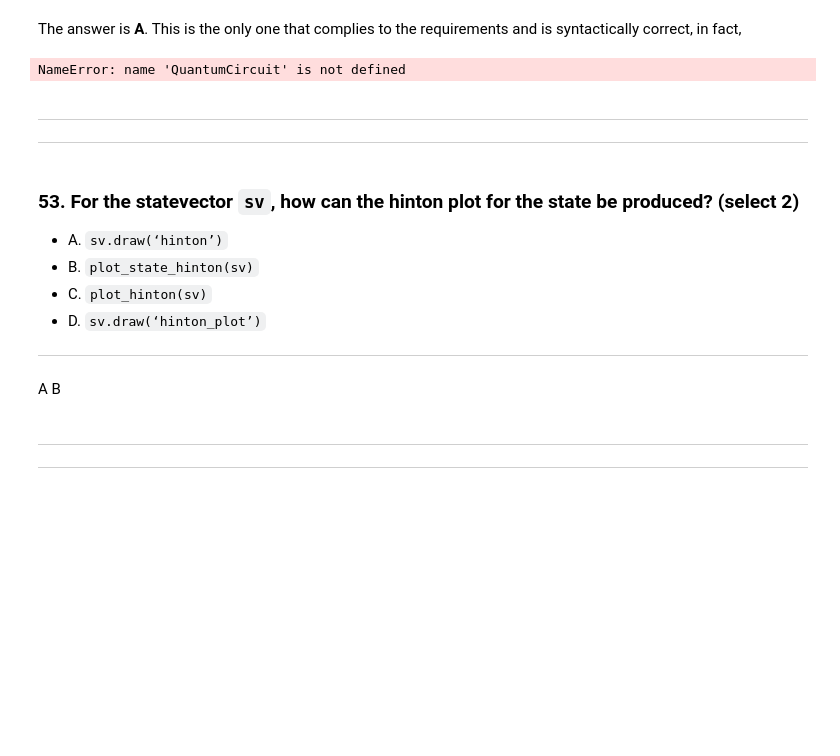
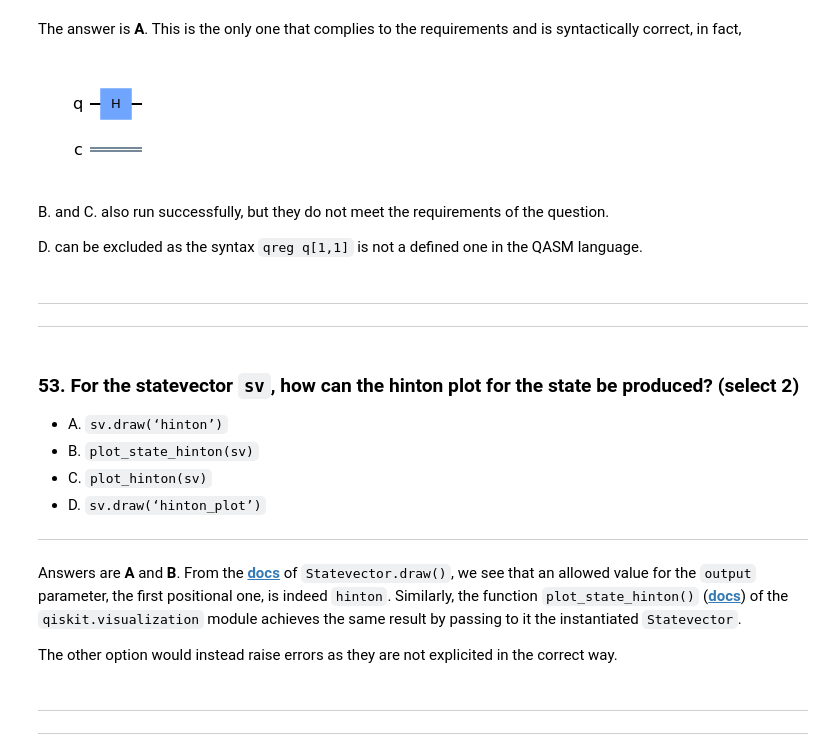
Before and after one commit to salvatorezam/ibm-quantum-developer-certification, a Jupyter notebook: sample_questions/sample_test/sample_test.ipynb, the cells around one changed output. Saved outputs shown, nothing was run; the diff lists cells and outputs as text; code cells hidden in the pictures; blank space fills up the shorter version.

Commit message:
completed quests

```diff
--- a/sample_questions/sample_test/sample_test.ipynb
+++ b/sample_questions/sample_test/sample_test.ipynb
@@ -2004,16 +2004,20 @@ h q[0];
 The answer is __A__. This is the only one that complies to the requirements and is syntactically correct, in fact,
 # %%
 qasm_str = '''OPENQASM 2.0;
-include “qelib1.inc”;
+include "qelib1.inc";
 qreg q[1];
 creg c[1];
 h q[0];'''
 
 qc = QuantumCircuit.from_qasm_str(qasm_str)
 
 qc.draw(output="mpl")
 # %% [output]
-NameError: name 'QuantumCircuit' is not defined
+[figure, added]
+# %% [markdown]
+B. and C. also run successfully, but they do not meet the requirements of the question.
+
+D. can be excluded as the syntax `qreg q[1,1]` is not a defined one in the QASM language.
 # %% [markdown]
 ---
 ---
@@ -2026,7 +2030,10 @@ NameError: name 'QuantumCircuit' is not defined
 - D. `sv.draw(‘hinton_plot’)`
 
 ---
-A B
+# %% [markdown]
+Answers are __A__ and __B__. From the __[docs](https://qiskit.org/documentation/stubs/qiskit.quantum_info.Statevector.html#qiskit.quantum_info.Statevector.draw)__ of `Statevector.draw()`, we see that an allowed value for the `output` parameter, the first positional one, is indeed `hinton`. Similarly, the function `plot_state_hinton()` (__[docs](https://qiskit.org/documentation/stubs/qiskit.visualization.plot_state_hinton.html)__) of the `qiskit.visualization` module achieves the same result by passing to it the instantiated `Statevector`.
+
+The other option would instead raise errors as they are not explicited in the correct way.
 # %% [markdown]
 ---
 ---
```
Also changed, not shown: parts of 21 cells of this notebook.
